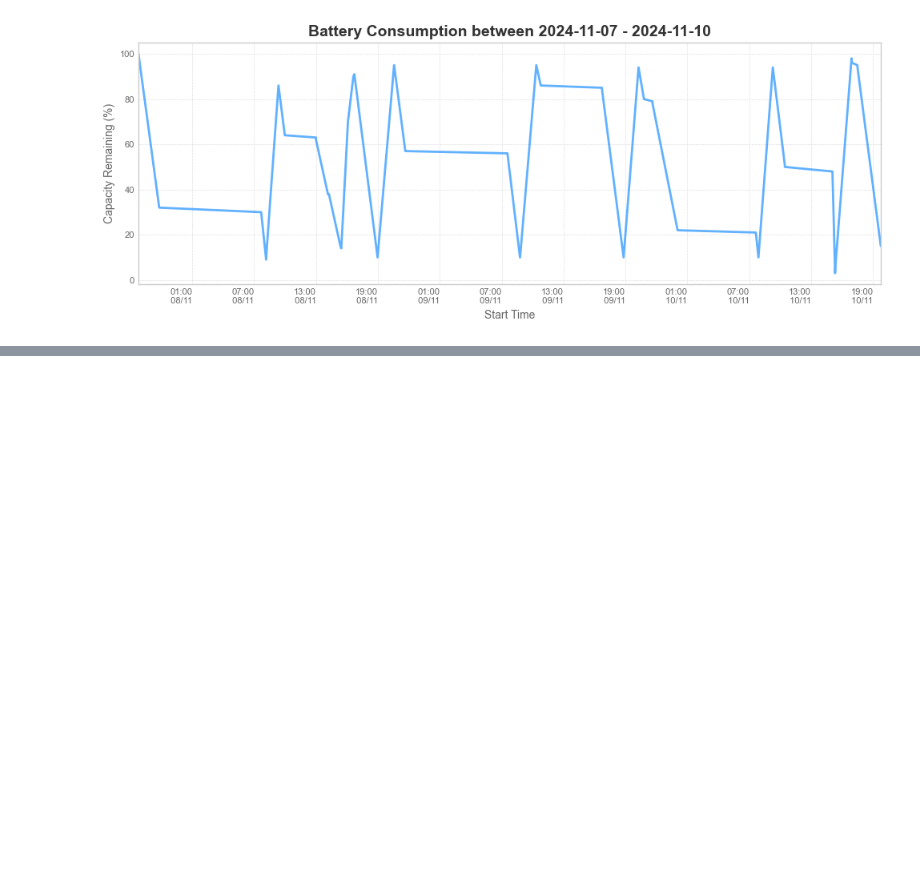
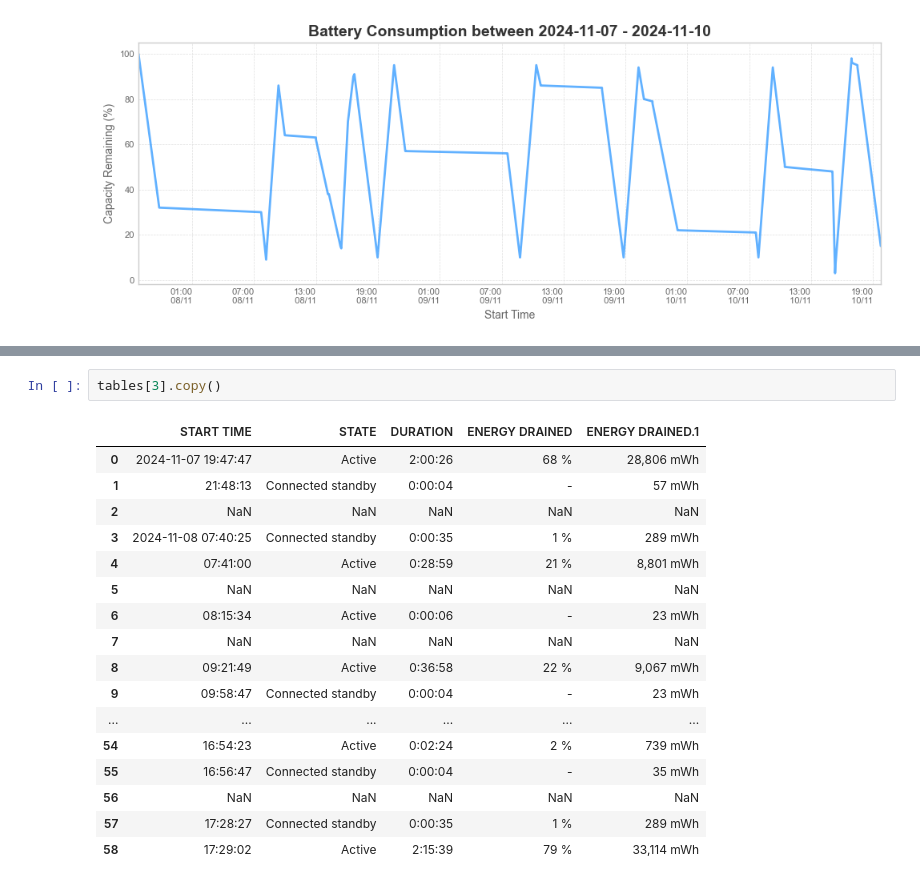
Before and after one commit to sufyan-555/win_battery_report_analyzer, a Jupyter notebook: test.ipynb, the cells around one changed output, grey strips where cells are left out. Saved outputs shown, nothing was run; the diff lists cells and outputs as text; blank space fills up the shorter version.

```diff
--- a/test.ipynb
+++ b/test.ipynb
@@ -121,0 +249,20 @@ get_usage_plot(recent)
+# %%
+tables[3].copy()
+# %% [output]
+|  | START TIME | STATE | DURATION | ENERGY DRAINED | ENERGY DRAINED.1 |
+| 0 | 2024-11-07 19:47:47 | Active | 2:00:26 | 68 % | 28,806 mWh |
+| 1 | 21:48:13 | Connected standby | 0:00:04 | - | 57 mWh |
+| 2 | NaN | NaN | NaN | NaN | NaN |
+| 3 | 2024-11-08 07:40:25 | Connected standby | 0:00:35 | 1 % | 289 mWh |
+| 4 | 07:41:00 | Active | 0:28:59 | 21 % | 8,801 mWh |
+| 5 | NaN | NaN | NaN | NaN | NaN |
+| 6 | 08:15:34 | Active | 0:00:06 | - | 23 mWh |
+| 7 | NaN | NaN | NaN | NaN | NaN |
+| 8 | 09:21:49 | Active | 0:36:58 | 22 % | 9,067 mWh |
+| 9 | 09:58:47 | Connected standby | 0:00:04 | - | 23 mWh |
+| ... | ... | ... | ... | ... | ... |
+| 54 | 16:54:23 | Active | 0:02:24 | 2 % | 739 mWh |
+| 55 | 16:56:47 | Connected standby | 0:00:04 | - | 35 mWh |
+| 56 | NaN | NaN | NaN | NaN | NaN |
+| 57 | 17:28:27 | Connected standby | 0:00:35 | 1 % | 289 mWh |
+| 58 | 17:29:02 | Active | 2:15:39 | 79 % | 33,114 mWh |
```
Also changed, not shown: parts of 11 cells of this notebook.
